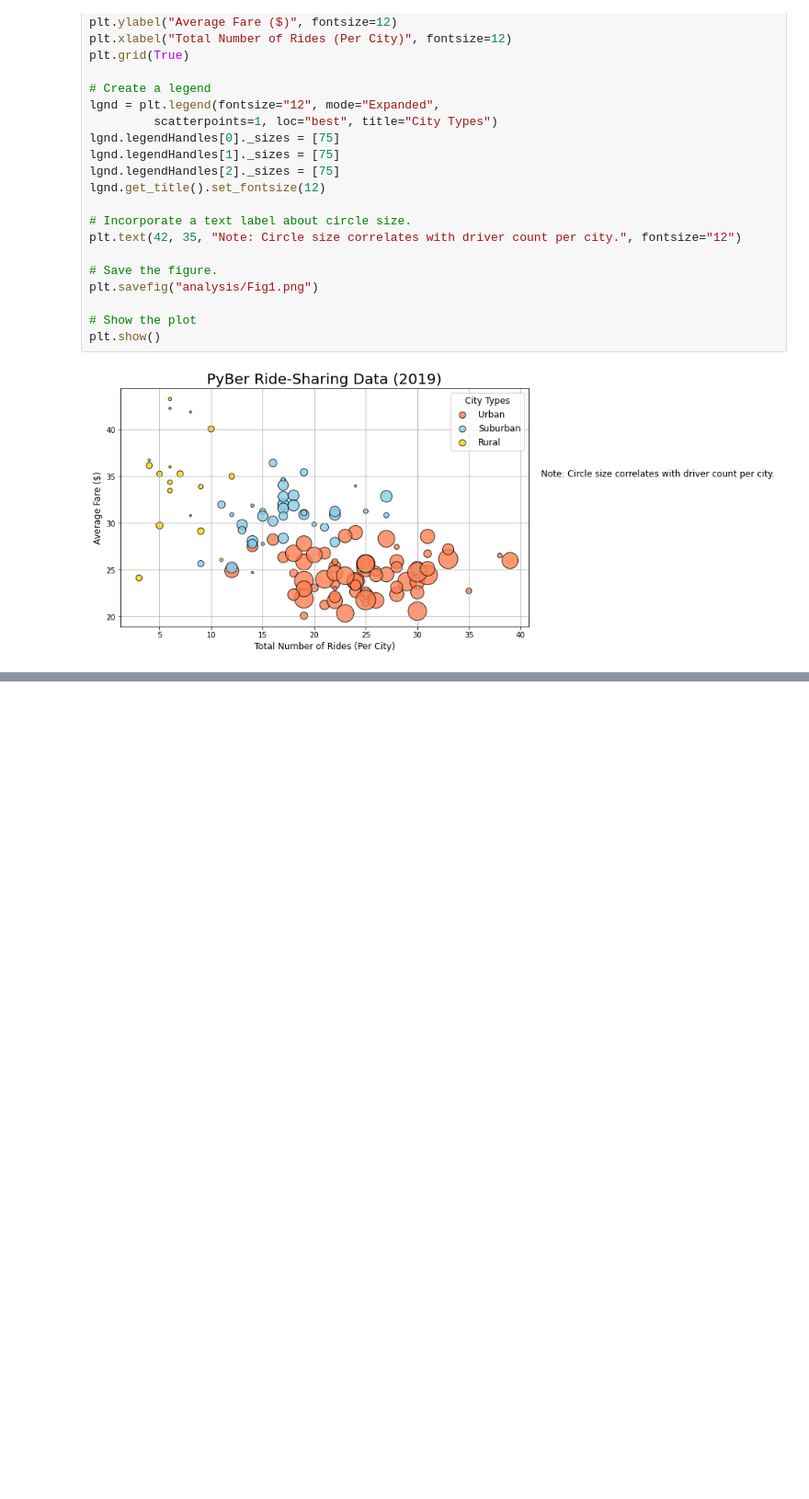
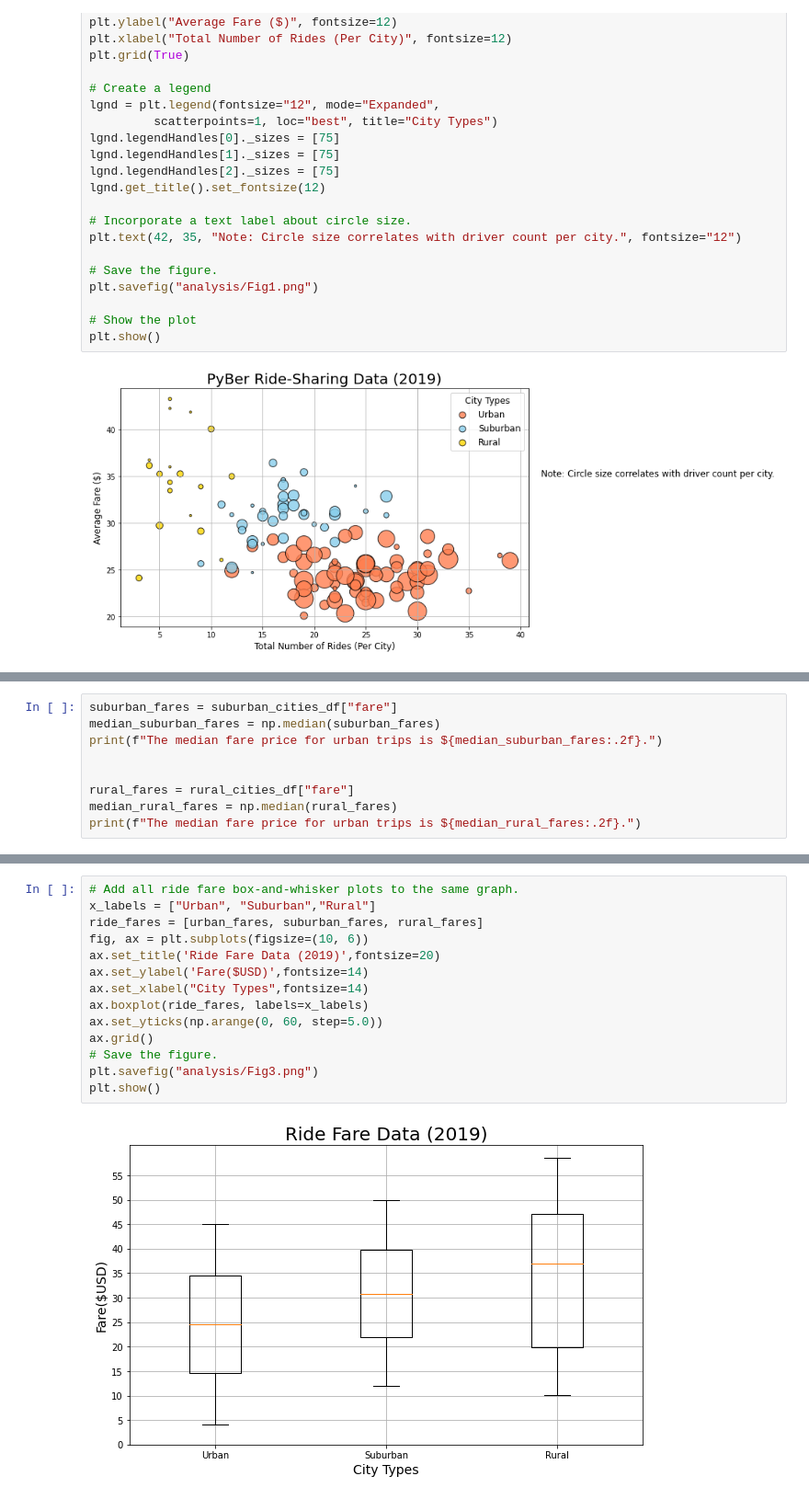
Before and after one commit to bryhnguyen/PyBer_Analysis, a Jupyter notebook: PyBer.ipynb, the cells around one changed output, grey strips where cells are left out. Shown: that part at 92% size. Saved outputs shown, nothing was run; the diff lists cells and outputs as text; blank space fills up the shorter version.

```diff
--- a/PyBer.ipynb
+++ b/PyBer.ipynb
@@ -316,0 +453,9 @@ plt.show()
+# %%
+suburban_fares = suburban_cities_df["fare"]
+median_suburban_fares = np.median(suburban_fares)
+print(f"The median fare price for urban trips is ${median_suburban_fares:.2f}.")
+
+
+rural_fares = rural_cities_df["fare"]
+median_rural_fares = np.median(rural_fares)
+print(f"The median fare price for urban trips is ${median_rural_fares:.2f}.")
@@ -316,0 +575,16 @@ plt.show()
+# %%
+# Add all ride fare box-and-whisker plots to the same graph.
+x_labels = ["Urban", "Suburban","Rural"]
+ride_fares = [urban_fares, suburban_fares, rural_fares]
+fig, ax = plt.subplots(figsize=(10, 6))
+ax.set_title('Ride Fare Data (2019)',fontsize=20)
+ax.set_ylabel('Fare($USD)',fontsize=14)
+ax.set_xlabel("City Types",fontsize=14)
+ax.boxplot(ride_fares, labels=x_labels)
+ax.set_yticks(np.arange(0, 60, step=5.0))
+ax.grid()
+# Save the figure.
+plt.savefig("analysis/Fig3.png")
+plt.show()
+# %% [output]
+[figure, added]
```
Also changed, not shown: parts of 23 cells of this notebook, 3 other files.
